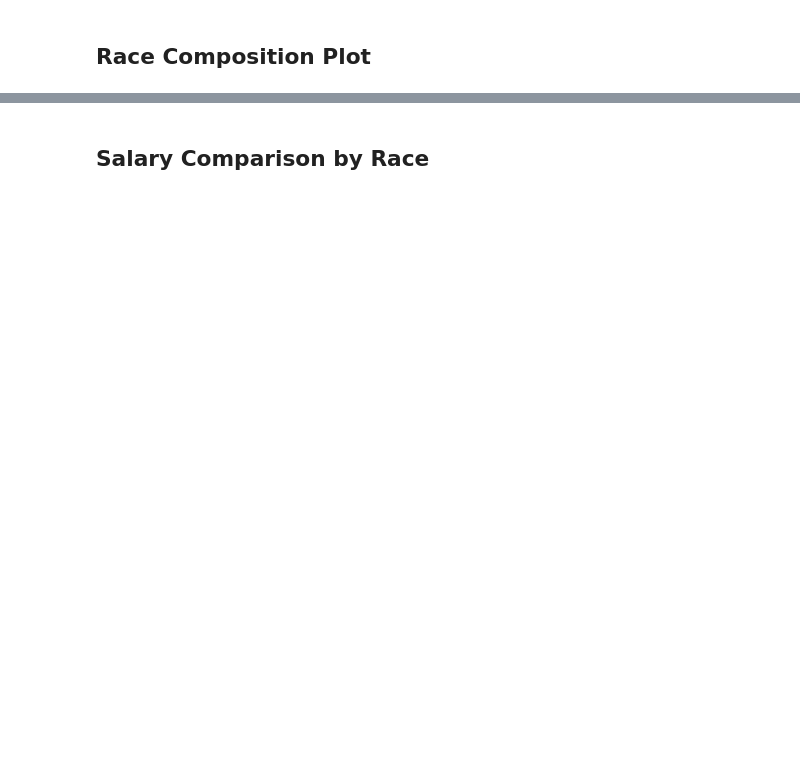
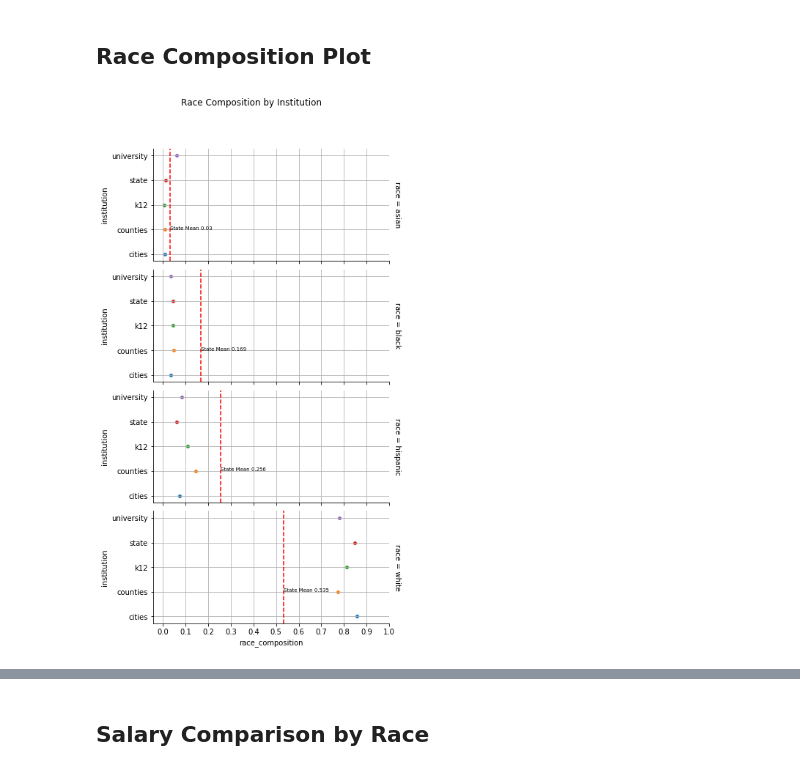
Before and after one commit to soodoku/public_employee_diversity, a Jupyter notebook: notebook/paper_replication.ipynb, the cells around one changed output, grey strips where cells are left out. Drawn from its saved outputs; the diff is of its cells as text; code cells hidden in the pictures; blank space fills up the shorter version.

Commit message:
cutoff_pay (#14)
Co-authored-by: slee126 <slee126@ucsc.edu>

```diff
--- a/notebook/paper_replication.ipynb
+++ b/notebook/paper_replication.ipynb
@@ -21,15 +32,12 @@ Using TensorFlow backend.
 # %%
-import pandas as pd
 from ethnicolr import census_ln, pred_census_ln, pred_wiki_ln, pred_wiki_name, pred_fl_reg_ln, pred_fl_reg_name
 
-
-path = os.getcwd()
-path = path.replace('notebook', 'data/')
 
 race_summary_not_wiki = pd.DataFrame()
 race_summary_wiki = pd.DataFrame()
 models = ['race_census_ln', 'race_pred_census_ln', 'race_pred_fl_reg_ln', 'race_pred_fl_reg_name']
 onlyfiles=['state_1995_2014.csv', 'k12_1997_2014.csv', 'counties_1995_2014.csv', 'cities_1995_2014.csv', 'university_2014.csv',]
+onlyfiles=['k12_1997_2014.csv', 'counties_1995_2014.csv', 'cities_1995_2014.csv', 'university_2014.csv',]
 
 for f in onlyfiles:
     df_org = pd.read_csv(path+f)
@@ -61,7 +69,9 @@ for f in onlyfiles:
         df.rename(columns={'race':'race_'+model_name}, inplace=True)
 
     df_org = df_org.merge(df, how='left', on=['Employee Name'])
-    df_org.to_csv(root+'employee_race/data/'+f)
+    if not os.path.exists(path+'employee_race'):
+        os.makedirs(path+'employee_race')
+    df_org.to_csv(path+'employee_race/'+f)
     print('done:', f)
 
 #############################################################################
@@ -69,14 +79,17 @@ for f in onlyfiles:
 onlyfiles=['state_1995_2014.csv', 'k12_1997_2014.csv', 'counties_1995_2014.csv', 'cities_1995_2014.csv', 'university_2014.csv',]
 
 for f in onlyfiles:
-    df = pd.read_csv(root+'employee_race/data/'+f, index_col=[0])
+    df = pd.read_csv(path+'employee_race/'+f, index_col=[0])
     start_ind = pd.DataFrame(df.dtypes).reset_index()
     temp = start_ind.loc[start_ind['index']=='ln'].index[0]
 
     keep_cols1 = list(start_ind.loc[:temp-1, 'index'])
     keep_cols2 = list(df.columns[df.columns.str.startswith('race')])
     df2 = df[keep_cols1+keep_cols2]
-    df2.to_csv(root+'employee_race/data/'+f.replace('.csv', '_all.csv'))
+    if(f=='state_1995_2014.csv'):
+        df['Total Earnings'] = df['Regular Earnings'] + df['Overtime'] + df['Other Cash Earning']
+
+    df2.to_csv(path+'employee_race/'+f.replace('.csv', '_all.csv'))
 
 
 
@@ -197,28 +245,50 @@ df_description.head()
 # %% [markdown]
 ## Race Composition Plot
 # %%
-
 import matplotlib.pyplot as plt
 import numpy as np
-import pandas as pd
 import seaborn as sns
-import os
+
+min_salary_cutoffs = [0, 23600, 35000]
+
+for i in range(3):
+    cutoff = min_salary_cutoffs[i]
+
+    df_description = pd.read_csv(path+'employee_race/florida_stats_'+str(cutoff)+'.csv')
+
+    df_all = df_description.drop_duplicates(['gov', 'race', 'model'])
+    df_all_gb = df_all.groupby(['gov', 'race']).mean()[['race_composition',
+                              'race_composition_uniq']].reset_index()
+    df_all_gb.rename(columns={'gov':'institution'}, inplace=True)
+
+    asian = df_all_gb.loc[df_all_gb.race=='asian'].sort_values(by='institution')
+    hispanic = df_all_gb.loc[df_all_gb.race=='hispanic'].sort_values(by='institution')
+    black = df_all_gb.loc[df_all_gb.race=='black'].sort_values(by='institution')
+    white = df_all_gb.loc[df_all_gb.race=='white'].sort_values(by='institution')
+
+    state_white = .535
+    state_white = .773
+    state_black = .169
+    state_asian = .03
+    state_hispanic = .261
+
+    plt.close('all')
+    g = sns.FacetGrid(df_all_gb.loc[df_all_gb.race!='all'], row="race",  hue="institution", margin_titles=True, aspect=2)
+    g = (g.map(plt.scatter,  "race_composition","institution", edgecolor="w"))
+    g = g.set(xticks = [0, .1, .2, .3, .4, .5, .6, .7, .8, .9, 1.0])
+    #g.set(xticks=df.a[2::8])
+
+    statemeans = [.03,.169,.256,.535]
+    race = ['Asian', 'Black', 'Hispanic', 'White-Not Hispanic']
+    for i, a in enumerate(g.axes):
+        a[0].grid()
+        a[0].axvline(statemeans[i], ls='--', color='red')
+        a[0].text(statemeans[i],1, "State Mean "+str(statemeans[i]), fontsize=7)
 
 
-df_description = pd.read_csv('../data/florida_stats.csv')
-
-df_all = df_description.drop_duplicates(['gov', 'race', 'model'])
-df_all_gb = df_all.groupby(['gov', 'race']).mean()[['race_composition',
-                          'race_composition_uniq']].reset_index()
-df_all_gb.rename(columns={'gov':'institution'}, inplace=True)
-
-asian = df_all_gb.loc[df_all_gb.race=='asian'].sort_values(by='institution')
-hispanic = df_all_gb.loc[df_all_gb.race=='hispanic'].sort_values(by='institution')
-black = df_all_gb.loc[df_all_gb.race=='black'].sort_values(by='institution')
-white = df_all_gb.loc[df_all_gb.race=='white'].sort_values(by='institution')
-
-state_white = .535
-state_white = .773
-state_black = .169
-state_asian = .03
-state_hispanic = .261
+    plt.subplots_adjust(top=0.9)
+    g.fig.suptitle('Race Composition by Institution')
+    plt.gcf().subplots_adjust(bottom=0.15)
+    plt.savefig(path+'../paper/Figures/race_composition_across_inst_'+str(cutoff)+'.png')
+# %% [output]
+[figure, added]
```
Also changed, not shown: parts of 17 cells of this notebook, 16 other files.
